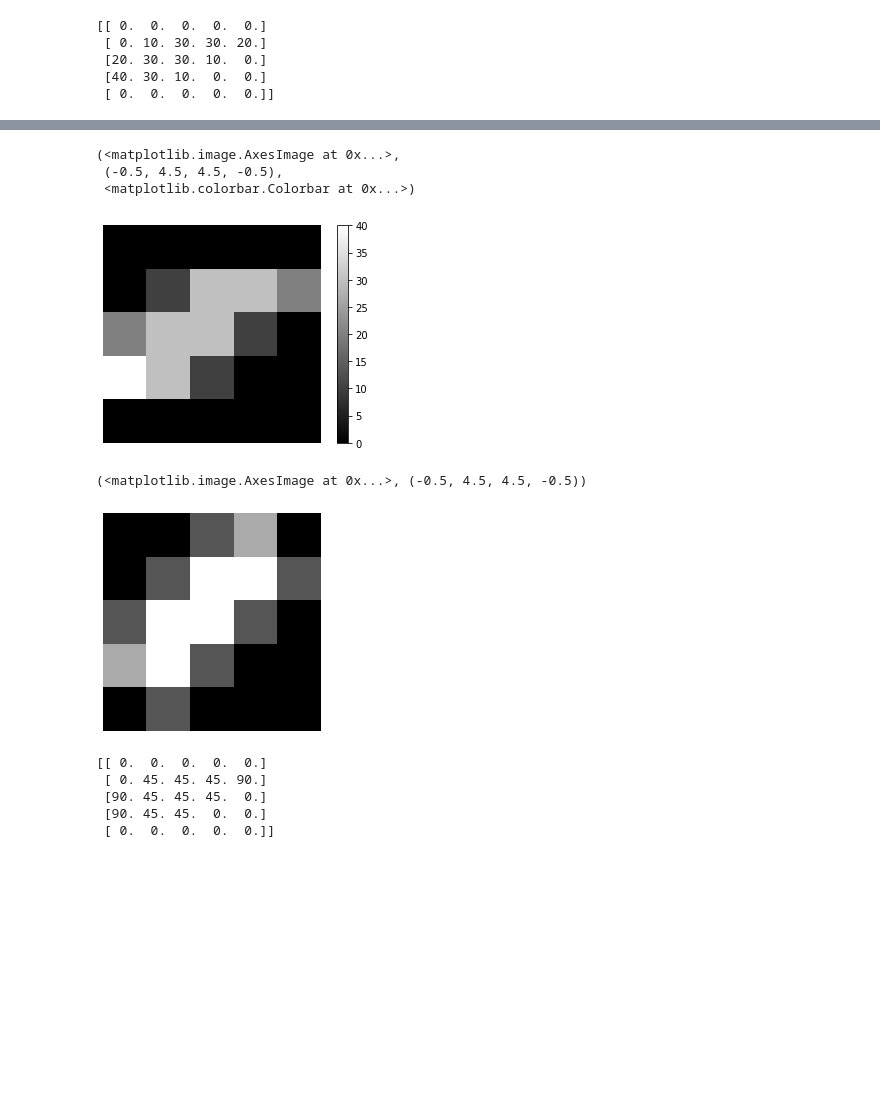
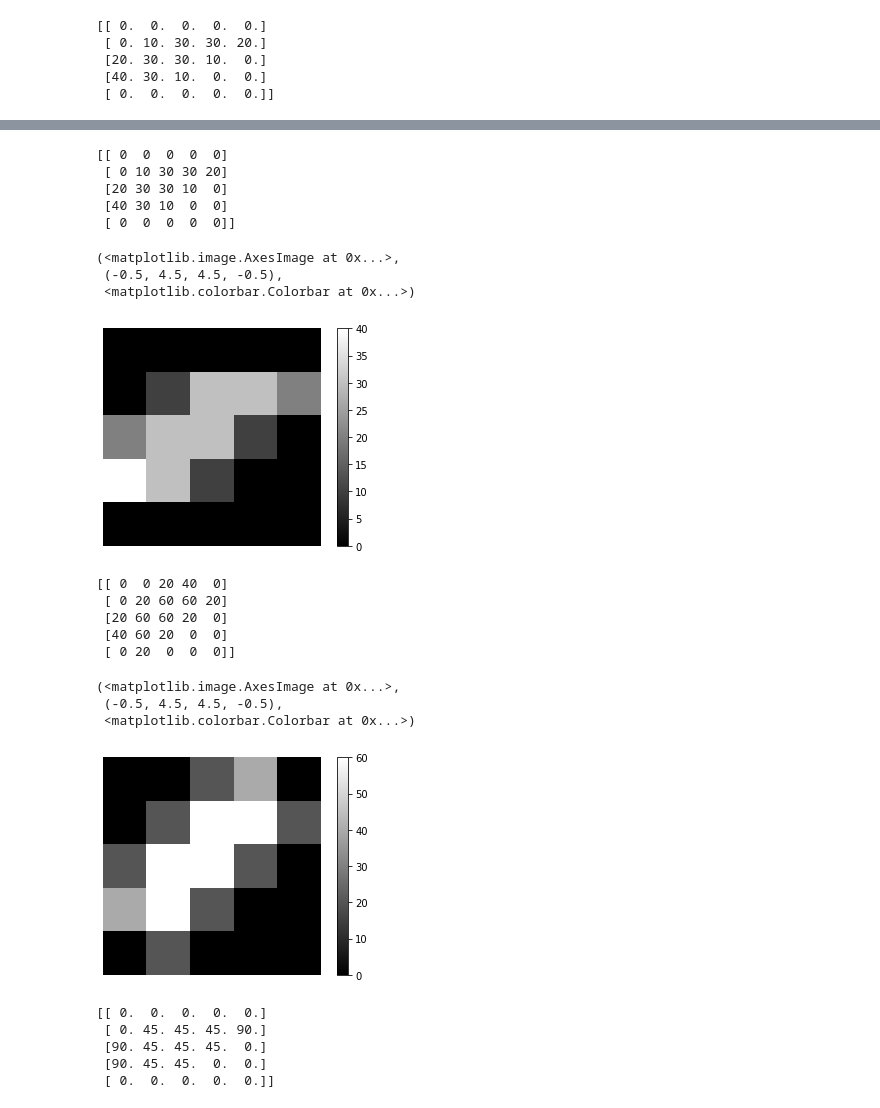
Before and after one commit to myconcordia/COMP478, a Jupyter notebook: EdgeDetection.ipynb, the cells around one changed output, grey strips where cells are left out. Drawn from its saved outputs; the diff is of its cells as text; code cells hidden in the pictures; blank space fills up the shorter version.

```diff
--- a/EdgeDetection.ipynb
+++ b/EdgeDetection.ipynb
@@ -548,16 +585,20 @@ plt.imshow(orientation,'jet'), plt.axis('off'), plt.colorbar()
 # %% [markdown]
 **Another Sobel edge detection example**
 # %%
-I = np.array([[0, 0, 0, 0, 10], [0, 0, 0, 10, 10], [0, 0, 10, 10, 10], [0, 10, 10, 10, 10], [10, 10, 10, 10, 10]])
+I = np.array([[0, 0, 0, 0, 10],
+              [0, 0, 0, 10, 10],
+              [0, 0, 10, 10, 10],
+              [0, 10, 10, 10, 10],
+              [10, 10, 10, 10, 10]])
 I = np.uint8(I)
 # 3x3 sobel filters for edge detection
-sobel_x = np.array([[ -1, 0, 1],
-                    [ -2, 0, 2],
-                    [ -1, 0, 1]])
+sobel_x = np.array([[-1, 0, 1],
+                    [-2, 0, 2],
+                    [-1, 0, 1]])
 
-sobel_y = np.array([[ -1, -2, -1],
-                    [  0,  0,  0],
-                    [  1,  2,  1]])
+sobel_y = np.array([[-1, -2, -1],
+                    [0,  0,  0],
+                    [1,  2,  1]])
 
 # Filter the grayscale images using filter2D with border values to pad the image (default).
 Sobelx = cv2.filter2D(I, cv2.CV_64F, sobel_x)
@@ -599,19 +652,33 @@ plt.imshow(Gx,'gray'), plt.axis('off'), plt.colorbar()
 # Display Sobel Edge Detection Images on the y-axis (horizontal edges)
 #Gy = np.abs(Sobely)
 Gy = cv2.convertScaleAbs(Sobely)
+print(Gy)
 plt.imshow(Gy,'gray'), plt.axis('off'), plt.colorbar()
 # %% [output]
-(<matplotlib.image.AxesImage at 0x...>,
- (-0.5, 4.5, 4.5, -0.5),
- <matplotlib.colorbar.Colorbar at 0x...>)
+[[ 0  0  0  0  0]
+ [ 0 10 30 30 20]
+ [20 30 30 10  0]
+ [40 30 10  0  0]
+ [ 0  0  0  0  0]]
+(<matplotlib.image.AxesImage at 0x...>,
+ (-0.5, 4.5, 4.5, -0.5),
+ <matplotlib.colorbar.Colorbar at 0x...>)
 [figure]
 # %%
 # Display Gradient Magnitude
 G = Gx + Gy
-plt.imshow(G,'gray'), plt.axis('off')
+print(G)
+plt.imshow(G,'gray'), plt.axis('off'), plt.colorbar()
 # %% [output]
-(<matplotlib.image.AxesImage at 0x...>, (-0.5, 4.5, 4.5, -0.5))
+[[ 0  0 20 40  0]
+ [ 0 20 60 60 20]
+ [20 60 60 20  0]
+ [40 60 20  0  0]
+ [ 0 20  0  0  0]]
+(<matplotlib.image.AxesImage at 0x...>,
+ (-0.5, 4.5, 4.5, -0.5),
+ <matplotlib.colorbar.Colorbar at 0x...>)
-[figure, old version]
+[figure, new version]
 # %%
 # Compute the gradient orientation (alternative solution)
 orientation = np.arctan2(Sobely, Sobelx) * (180 / np.pi) % 180
```
Also changed, not shown: parts of 54 cells of this notebook.
